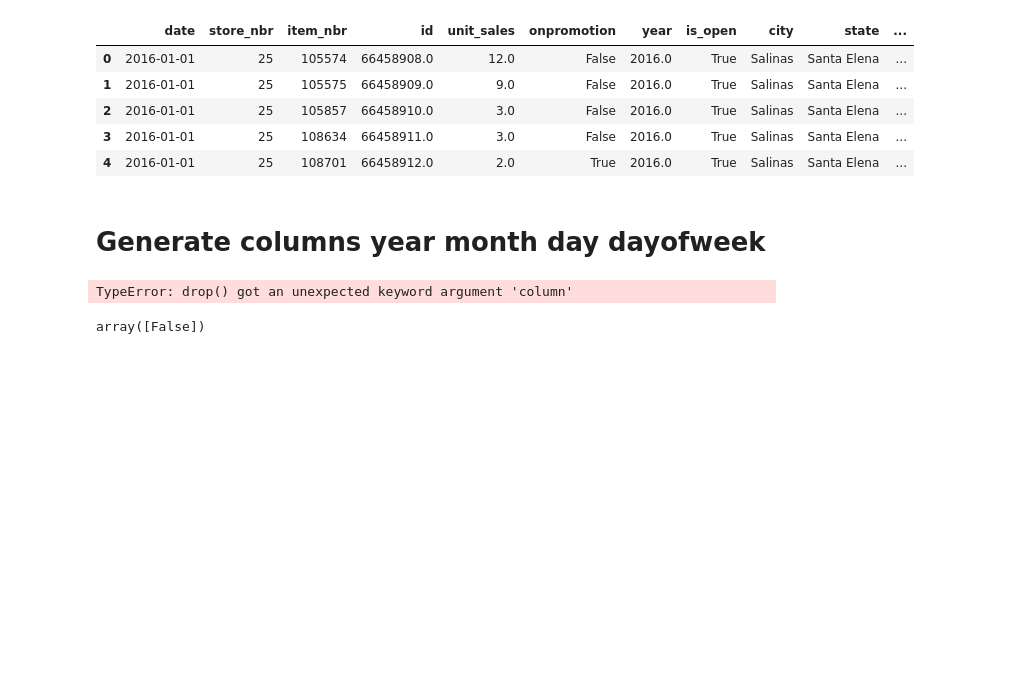
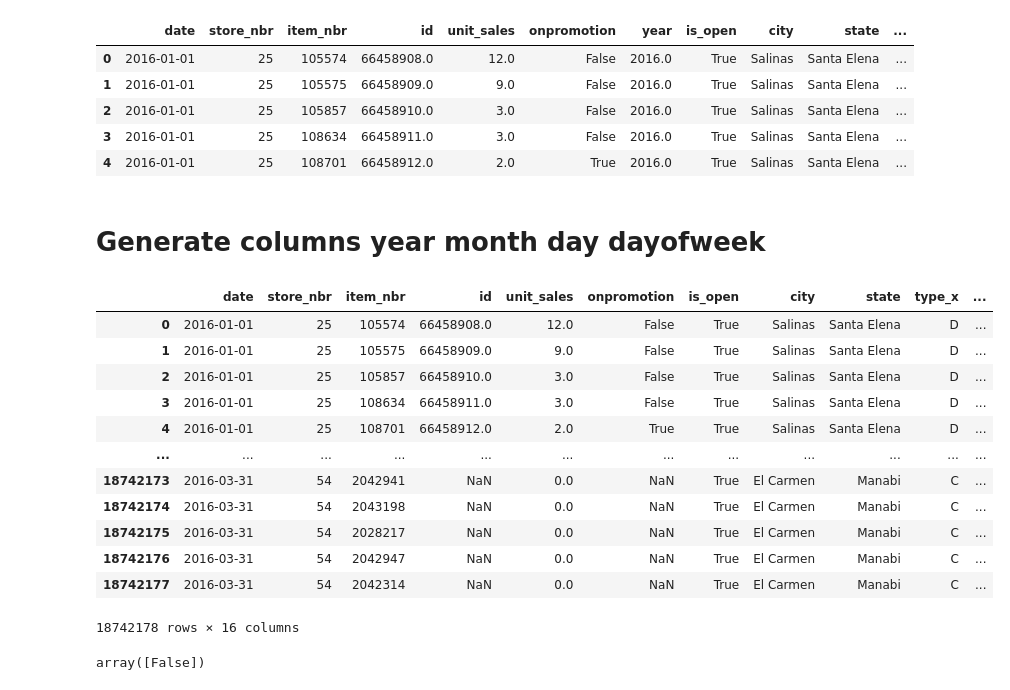
Before and after one commit to didine13/forecasting_for_sales, a Jupyter notebook: notebooks/nhouyvanisvong_data_prep_preproc2.ipynb, the cells around one changed output. Saved outputs shown, nothing was run; the diff lists cells and outputs as text; code cells hidden in the pictures; blank space fills up the shorter version.

```diff
--- a/notebooks/nhouyvanisvong_data_prep_preproc2.ipynb
+++ b/notebooks/nhouyvanisvong_data_prep_preproc2.ipynb
@@ -556,7 +559,19 @@ df_sales.head()
 # %%
-df_sales.drop(column='year')
+df_sales.drop(columns='year')
 # %% [output]
+|  | date | store_nbr | item_nbr | id | unit_sales | onpromotion | is_open | city | state | type_x | ... |
+| 0 | 2016-01-01 | 25 | 105574 | 66458908.0 | 12.0 | False | True | Salinas | Santa Elena | D | ... |
+| 1 | 2016-01-01 | 25 | 105575 | 66458909.0 | 9.0 | False | True | Salinas | Santa Elena | D | ... |
+| 2 | 2016-01-01 | 25 | 105857 | 66458910.0 | 3.0 | False | True | Salinas | Santa Elena | D | ... |
+| 3 | 2016-01-01 | 25 | 108634 | 66458911.0 | 3.0 | False | True | Salinas | Santa Elena | D | ... |
+| 4 | 2016-01-01 | 25 | 108701 | 66458912.0 | 2.0 | True | True | Salinas | Santa Elena | D | ... |
+| ... | ... | ... | ... | ... | ... | ... | ... | ... | ... | ... | ... |
+| 18742173 | 2016-03-31 | 54 | 2042941 | NaN | 0.0 | NaN | True | El Carmen | Manabi | C | ... |
+| 18742174 | 2016-03-31 | 54 | 2043198 | NaN | 0.0 | NaN | True | El Carmen | Manabi | C | ... |
+| 18742175 | 2016-03-31 | 54 | 2028217 | NaN | 0.0 | NaN | True | El Carmen | Manabi | C | ... |
+| 18742176 | 2016-03-31 | 54 | 2042947 | NaN | 0.0 | NaN | True | El Carmen | Manabi | C | ... |
+| 18742177 | 2016-03-31 | 54 | 2042314 | NaN | 0.0 | NaN | True | El Carmen | Manabi | C | ... |
-TypeError: drop() got an unexpected keyword argument 'column'
+18742178 rows × 16 columns
 # %%
 df_sales['year'] = df_sales['date'].dt.year
 # %%
```
Also changed, not shown: parts of 2 cells of this notebook.
